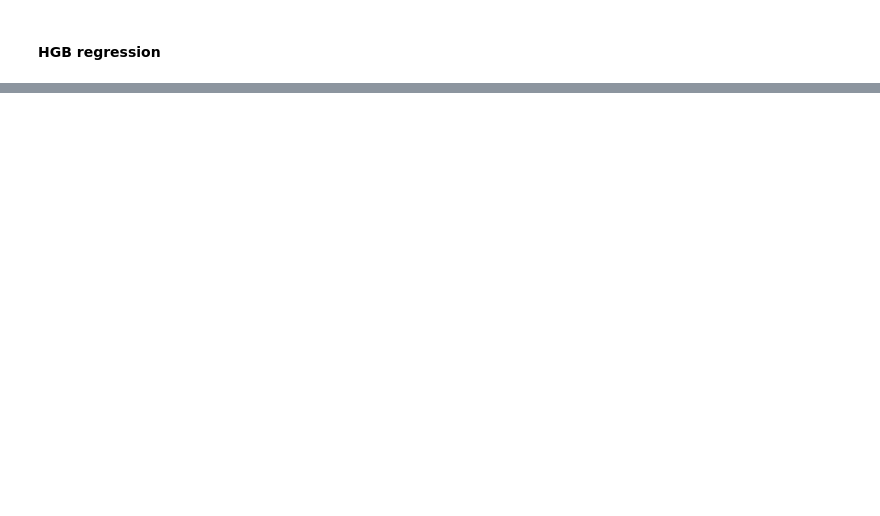
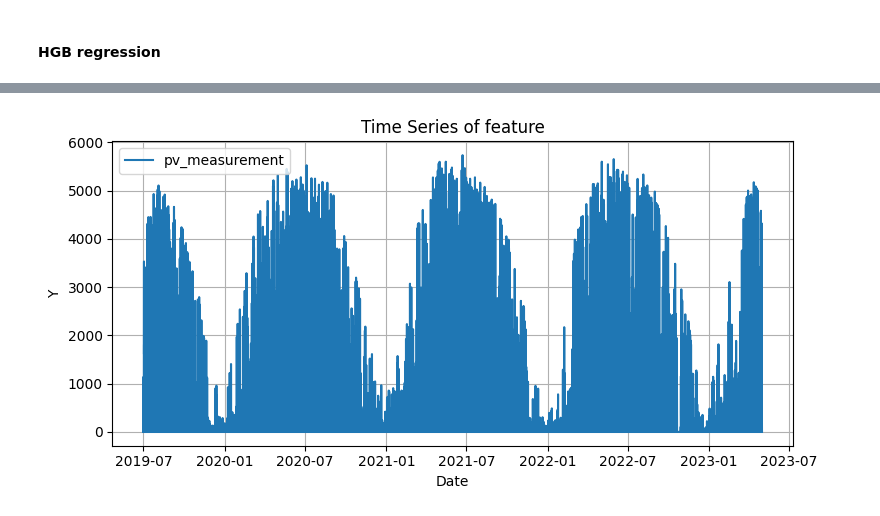
Before and after one commit to odaernt/Machine-learning-066, a Jupyter notebook: models.ipynb, the cells around one changed output, grey strips where cells are left out. Saved outputs shown, nothing was run; the diff lists cells and outputs as text; code cells hidden in the pictures; blank space fills up the shorter version.

```diff
--- a/models.ipynb
+++ b/models.ipynb
@@ -133,6 +144,23 @@ hgb_regressor.fit(x_training, y_training)
 
 # Step 3: Evaluate the model's performance on the validation data
 y_pred_hgb = hgb_regressor.predict(test)
+# %%
+training_and_validation['date_forecast'] = pd.to_datetime(training_and_validation['date_forecast'])
+
+# Plot the time series
+plt.figure(figsize=(8, 4))  # Adjust the figure size as needed
+plt.plot(training_and_validation['date_forecast'], training_and_validation['pv_measurement'], label='pv_measurement')
+plt.xlabel('Date')
+plt.ylabel('Y')
+plt.title('Time Series of feature')
+plt.grid(True)
+plt.legend()
+plt.tight_layout()
+
+# Show or save the plot
+plt.show()
+# %% [output]
+[figure, added]
 # %%
 test3 = pd.read_csv('test.csv')
 sample_submission = pd.read_csv('sample_submission.csv')
```
Also changed, not shown: parts of 13 cells of this notebook, 15 other files.
